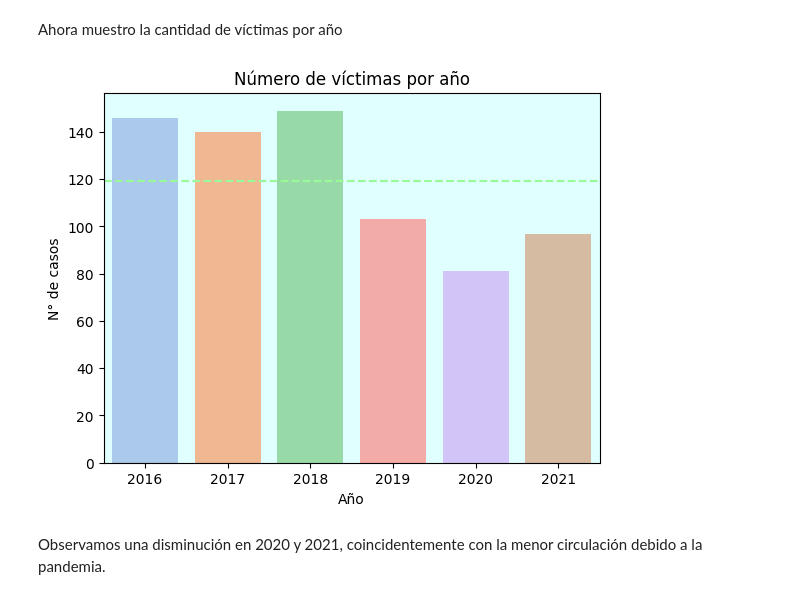
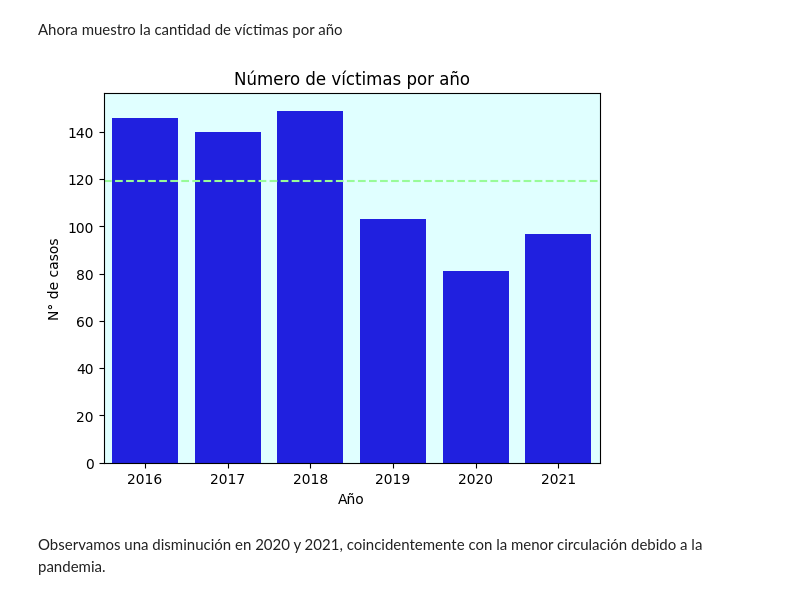
Before and after one commit to horaciomorazzo/PI2---Data-Analytics---Horacio-Morazzo, a Jupyter notebook: eda.ipynb, the cells around one changed output. Cells and saved outputs as stored; diff of their text form; code cells hidden in the pictures.

```diff
--- a/eda.ipynb
+++ b/eda.ipynb
@@ -269,22 +269,22 @@ Ahora muestro la cantidad de víctimas por año
 # %%
 # Cuento la cantidad de víctimas por año
 df_agrupado = df.groupby('AAAA')['N_VICTIMAS'].sum().reset_index()
 
 # Calculo la media
 media = df_agrupado['N_VICTIMAS'].mean()
 # Crear el gráfico de barras
 
-ax = sns.barplot(y='N_VICTIMAS', x='AAAA', data=df_agrupado, palette= a)
+ax = sns.barplot(y='N_VICTIMAS', x='AAAA', data=df_agrupado, palette= ["blue"])
 # Agrega una línea horizontal en la posición de la media
 ax.axhline(media, color=l_color, linestyle='--')
 # Rotulo ejes
 ax.set(xlabel='Año', ylabel='N° de casos')
 # Defino el título
 ax.set_title('Número de víctimas por año')
 # Muestro el gráfico
 plt.show()
 # %% [output]
-[figure, old version]
+[figure, new version]
 # %% [markdown]
 Observamos una disminución en 2020 y 2021, coincidentemente con la menor circulación debido a la pandemia.
 # %% [markdown]
```
Also changed, not shown: parts of 4 cells of this notebook, 25 other files.
